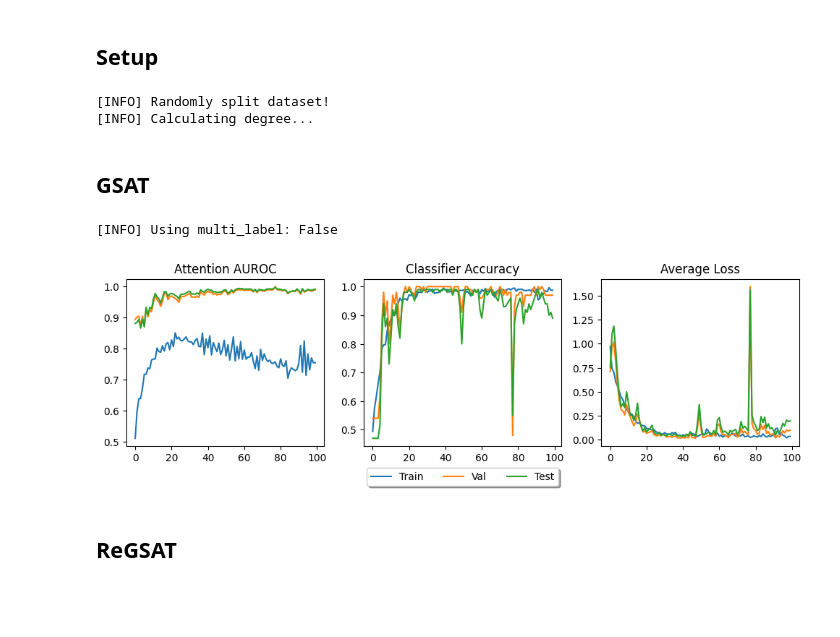
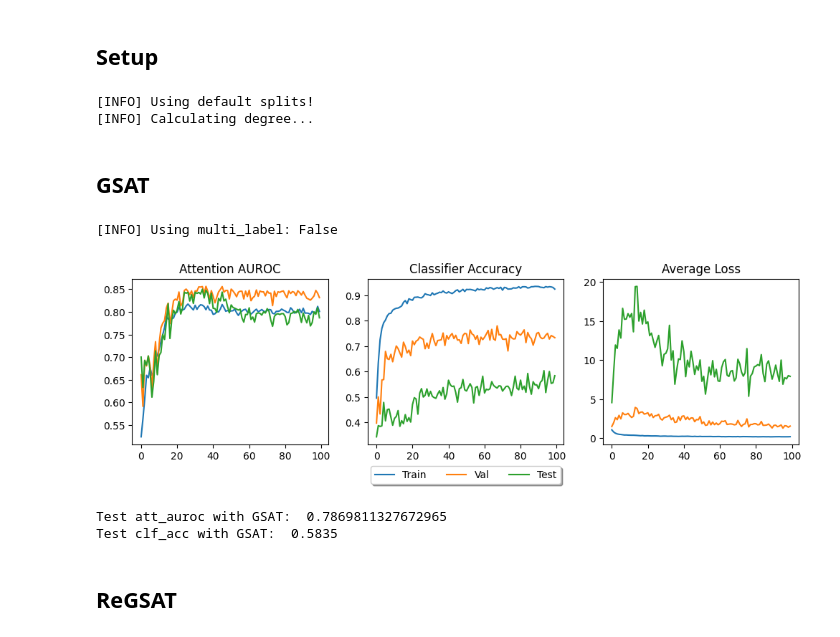
Before and after one commit to ihounie/GSAT, a Jupyter notebook: example/example.ipynb, the cells around one changed output. Drawn from its saved outputs; the diff is of its cells as text; code cells hidden in the pictures; blank space fills up the shorter version.

```diff
--- a/example/example.ipynb
+++ b/example/example.ipynb
@@ -20,8 +21,9 @@ WARNING:root:The OGB package is out of date. Your version is 1.3.2, while the la
 # %% [markdown]
 ## Setup
 # %%
-dataset_name = 'ba_2motifs'
+# dataset_name = 'ba_2motifs'
 # dataset_name = 'mutag'
+dataset_name = 'spmotif_0.5'
 model_name = 'GIN'
 
 # dataset_name = 'ogbg_molhiv'
@@ -50,7 +52,7 @@ loaders, test_set, x_dim, edge_attr_dim, num_class, aux_info = get_data_loaders(
                                                                                 mutag_x=True if dataset_name == 'mutag' else False)
 model_config['deg'] = aux_info['deg']
 # %% [output]
-[INFO] Randomly split dataset!
+[INFO] Using default splits!
 [INFO] Calculating degree...
 # %%
 config_dir = Path('../src/configs')
@@ -74,17 +76,23 @@ writer = Writer(log_dir=log_dir)
 # %%
 model = get_model(x_dim, edge_attr_dim, num_class, aux_info['multi_label'], model_config, device)
 extractor = ExtractorMLP(model_config['hidden_size'], shared_config).to(device)
 optimizer = torch.optim.Adam(list(extractor.parameters()) + list(model.parameters()), lr=lr, weight_decay=wd)
 scheduler = None if scheduler_config == {} else ReduceLROnPlateau(optimizer, mode='max', **scheduler_config)
 
 gsat = GSAT(model, extractor, optimizer, scheduler, writer,
             device, log_dir, dataset_name, num_class,
             aux_info['multi_label'], seed, method_config, shared_config)
-metrics_gsat = train_model(model_config, method_config, gsat, loaders, dataset_name, seed, aux_info)
+metrics_gsat = train_model(model_config, method_config, gsat, loaders)
 plot_metrics(metrics_gsat)
 # %% [output]
 [INFO] Using multi_label: False
-[figure, old version]
+[figure, new version]
+# %%
+print("Test att_auroc with GSAT: ", metrics_gsat["test"]["att_auroc"][-1])
+print("Test clf_acc with GSAT: ", metrics_gsat["test"]["clf_acc"][-1])
+# %% [output]
+Test att_auroc with GSAT:  0.7869811327672965
+Test clf_acc with GSAT:  0.5835
 # %% [markdown]
 ## ReGSAT
 # %%
```
Also changed, not shown: parts of 7 cells of this notebook.
